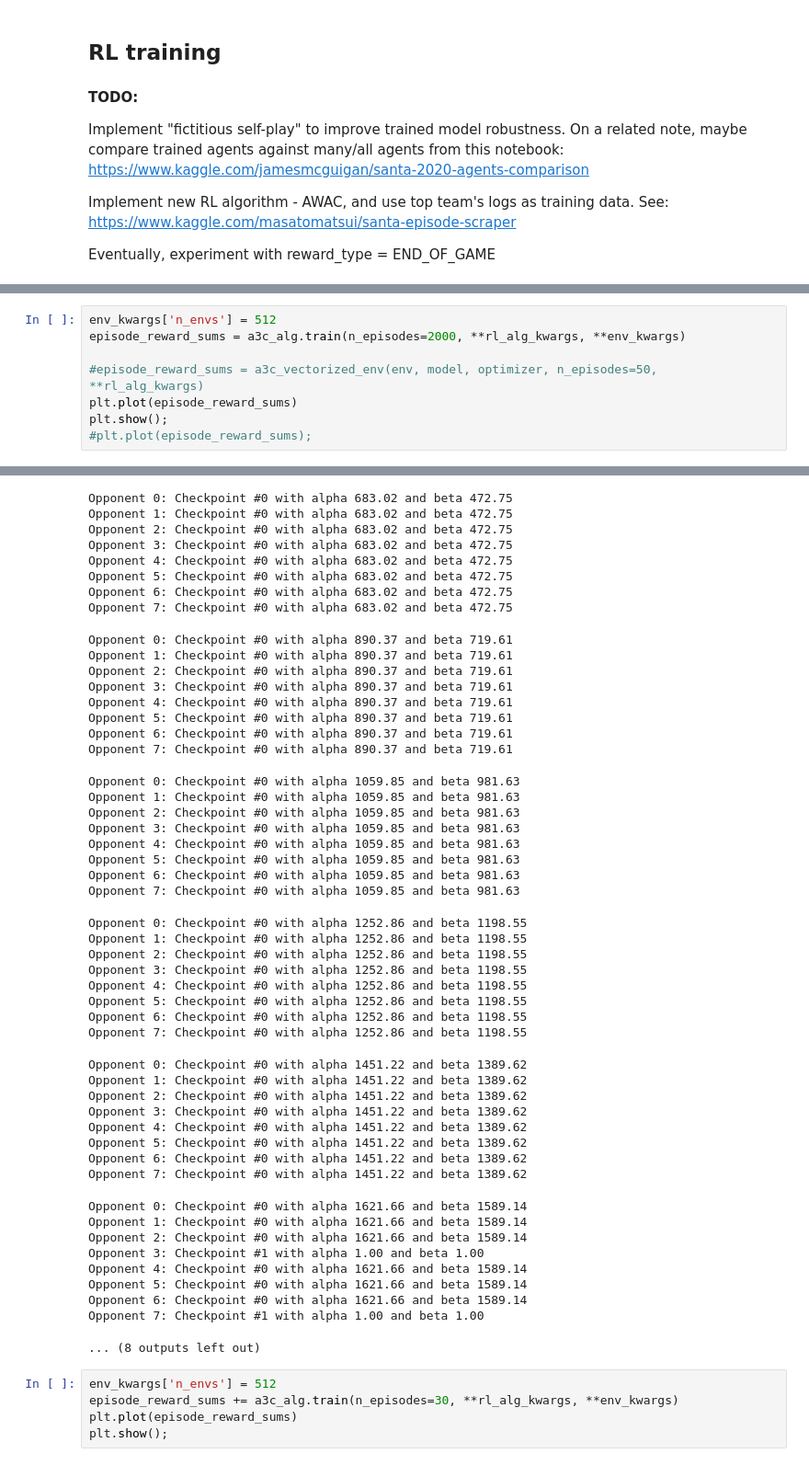
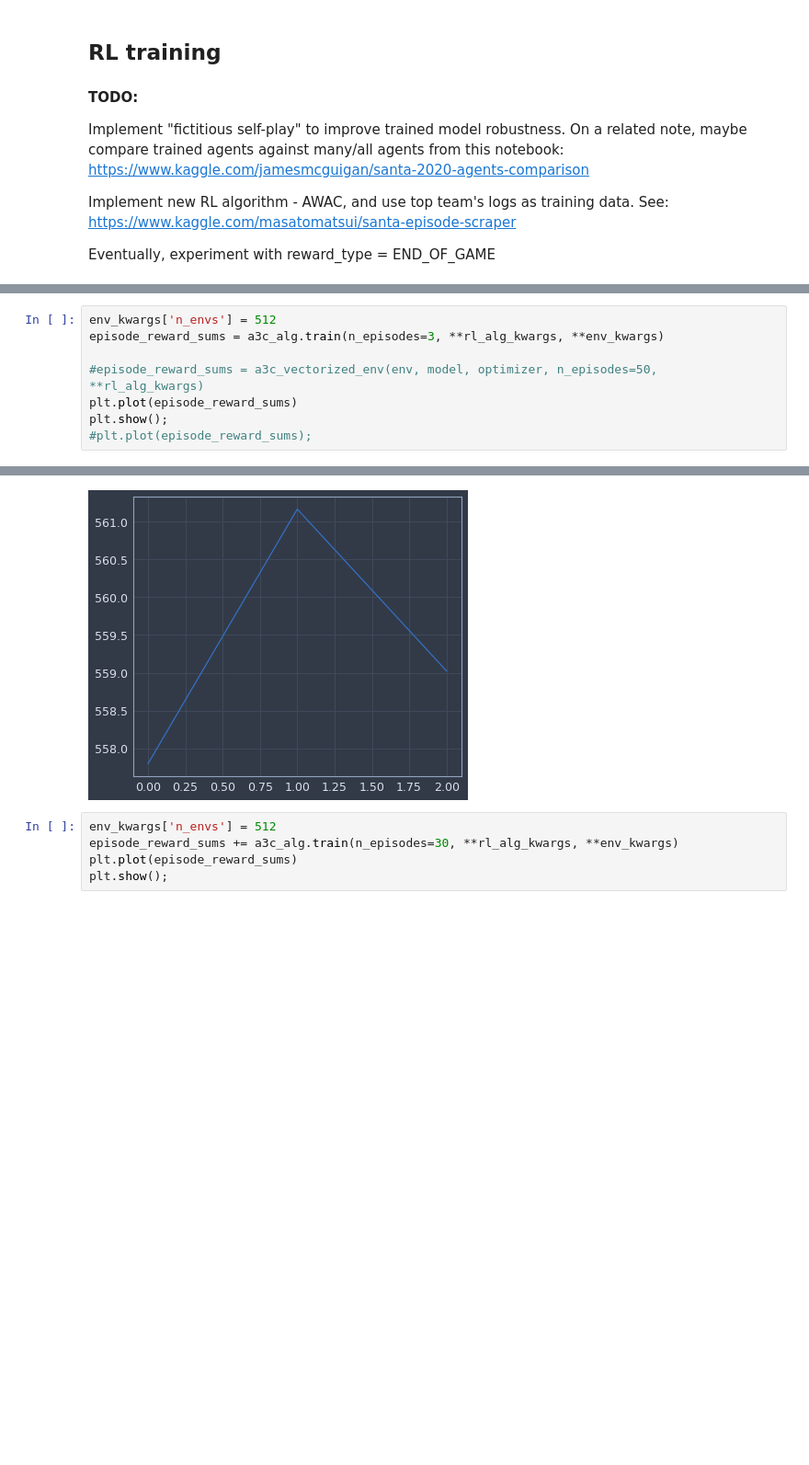
Before and after one commit to IsaiahPressman/Kaggle_Santa_2020, a Jupyter notebook: RL_Santa.ipynb, the cells around one changed output, grey strips where cells are left out. Shown: that part at 92% size. Drawn from its saved outputs; the diff is of its cells as text; blank space fills up the shorter version.

```diff
--- a/RL_Santa.ipynb
+++ b/RL_Santa.ipynb
@@ -235,6 +297,6 @@ Successfully loaded saved model
 # %%
 env_kwargs['n_envs'] = 512
-episode_reward_sums = a3c_alg.train(n_episodes=2000, **rl_alg_kwargs, **env_kwargs)
+episode_reward_sums = a3c_alg.train(n_episodes=3, **rl_alg_kwargs, **env_kwargs)
 
 #episode_reward_sums = a3c_vectorized_env(env, model, optimizer, n_episodes=50, **rl_alg_kwargs)
 plt.plot(episode_reward_sums)
@@ -292,52 +330,4 @@ Opponent 7: Checkpoint #0 with alpha 326.87 and beta 350.79
-Opponent 0: Checkpoint #0 with alpha 683.02 and beta 472.75
-Opponent 1: Checkpoint #0 with alpha 683.02 and beta 472.75
-Opponent 2: Checkpoint #0 with alpha 683.02 and beta 472.75
-Opponent 3: Checkpoint #0 with alpha 683.02 and beta 472.75
-Opponent 4: Checkpoint #0 with alpha 683.02 and beta 472.75
-Opponent 5: Checkpoint #0 with alpha 683.02 and beta 472.75
-Opponent 6: Checkpoint #0 with alpha 683.02 and beta 472.75
-Opponent 7: Checkpoint #0 with alpha 683.02 and beta 472.75
-Opponent 0: Checkpoint #0 with alpha 890.37 and beta 719.61
-Opponent 1: Checkpoint #0 with alpha 890.37 and beta 719.61
-Opponent 2: Checkpoint #0 with alpha 890.37 and beta 719.61
-Opponent 3: Checkpoint #0 with alpha 890.37 and beta 719.61
-Opponent 4: Checkpoint #0 with alpha 890.37 and beta 719.61
-Opponent 5: Checkpoint #0 with alpha 890.37 and beta 719.61
-Opponent 6: Checkpoint #0 with alpha 890.37 and beta 719.61
-Opponent 7: Checkpoint #0 with alpha 890.37 and beta 719.61
-Opponent 0: Checkpoint #0 with alpha 1059.85 and beta 981.63
-Opponent 1: Checkpoint #0 with alpha 1059.85 and beta 981.63
-Opponent 2: Checkpoint #0 with alpha 1059.85 and beta 981.63
-Opponent 3: Checkpoint #0 with alpha 1059.85 and beta 981.63
-Opponent 4: Checkpoint #0 with alpha 1059.85 and beta 981.63
-Opponent 5: Checkpoint #0 with alpha 1059.85 and beta 981.63
-Opponent 6: Checkpoint #0 with alpha 1059.85 and beta 981.63
-Opponent 7: Checkpoint #0 with alpha 1059.85 and beta 981.63
-Opponent 0: Checkpoint #0 with alpha 1252.86 and beta 1198.55
-Opponent 1: Checkpoint #0 with alpha 1252.86 and beta 1198.55
-Opponent 2: Checkpoint #0 with alpha 1252.86 and beta 1198.55
-Opponent 3: Checkpoint #0 with alpha 1252.86 and beta 1198.55
-Opponent 4: Checkpoint #0 with alpha 1252.86 and beta 1198.55
-Opponent 5: Checkpoint #0 with alpha 1252.86 and beta 1198.55
-Opponent 6: Checkpoint #0 with alpha 1252.86 and beta 1198.55
-Opponent 7: Checkpoint #0 with alpha 1252.86 and beta 1198.55
-Opponent 0: Checkpoint #0 with alpha 1451.22 and beta 1389.62
-Opponent 1: Checkpoint #0 with alpha 1451.22 and beta 1389.62
-Opponent 2: Checkpoint #0 with alpha 1451.22 and beta 1389.62
-Opponent 3: Checkpoint #0 with alpha 1451.22 and beta 1389.62
-Opponent 4: Checkpoint #0 with alpha 1451.22 and beta 1389.62
-Opponent 5: Checkpoint #0 with alpha 1451.22 and beta 1389.62
-Opponent 6: Checkpoint #0 with alpha 1451.22 and beta 1389.62
-Opponent 7: Checkpoint #0 with alpha 1451.22 and beta 1389.62
-Opponent 0: Checkpoint #0 with alpha 1621.66 and beta 1589.14
-Opponent 1: Checkpoint #0 with alpha 1621.66 and beta 1589.14
-Opponent 2: Checkpoint #0 with alpha 1621.66 and beta 1589.14
-Opponent 3: Checkpoint #1 with alpha 1.00 and beta 1.00
-Opponent 4: Checkpoint #0 with alpha 1621.66 and beta 1589.14
-Opponent 5: Checkpoint #0 with alpha 1621.66 and beta 1589.14
-Opponent 6: Checkpoint #0 with alpha 1621.66 and beta 1589.14
-Opponent 7: Checkpoint #1 with alpha 1.00 and beta 1.00
-... (8 outputs left out)
+[figure, added]
 # %%
 env_kwargs['n_envs'] = 512
 episode_reward_sums += a3c_alg.train(n_episodes=30, **rl_alg_kwargs, **env_kwargs)
```
Also changed, not shown: parts of 11 cells of this notebook, 7 other files.
